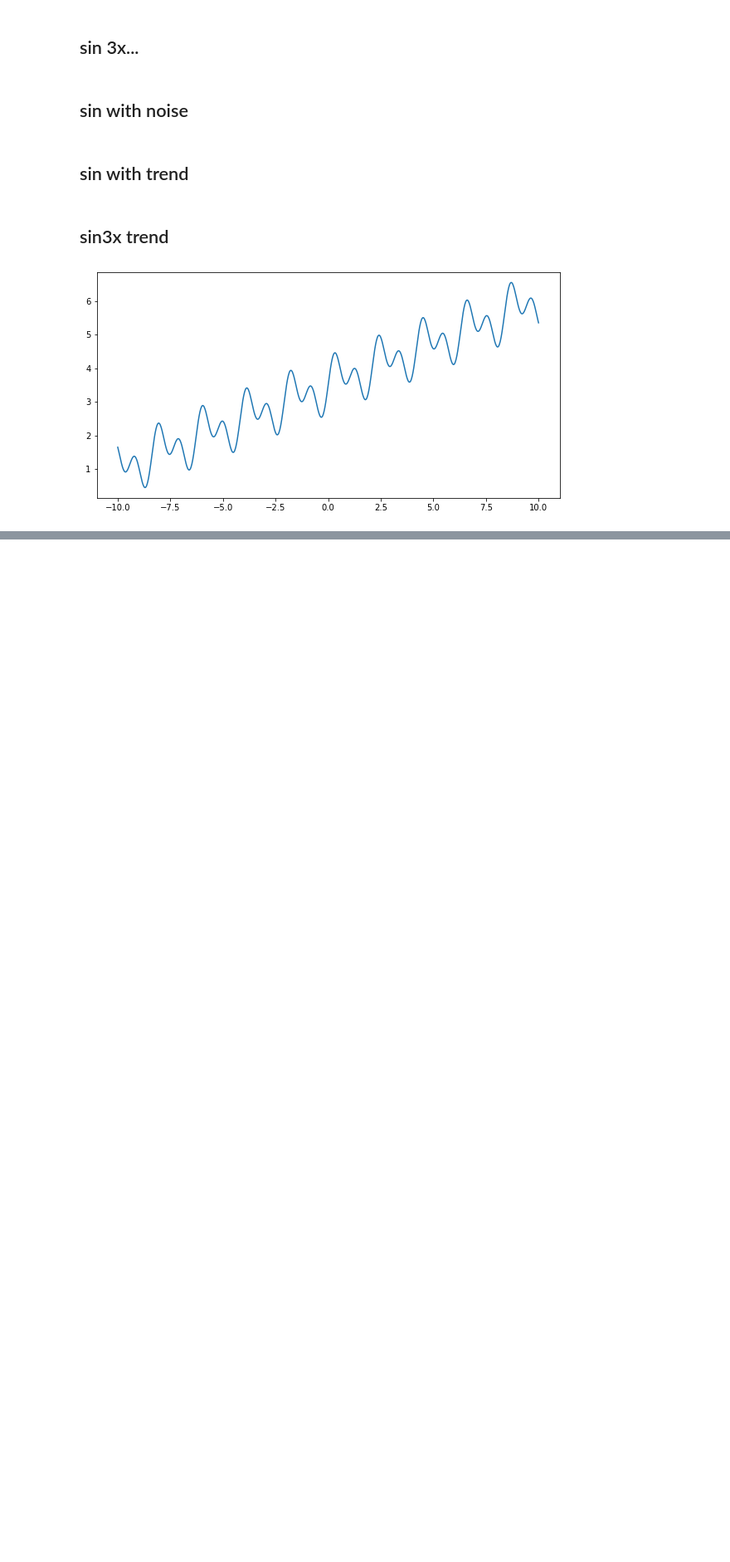
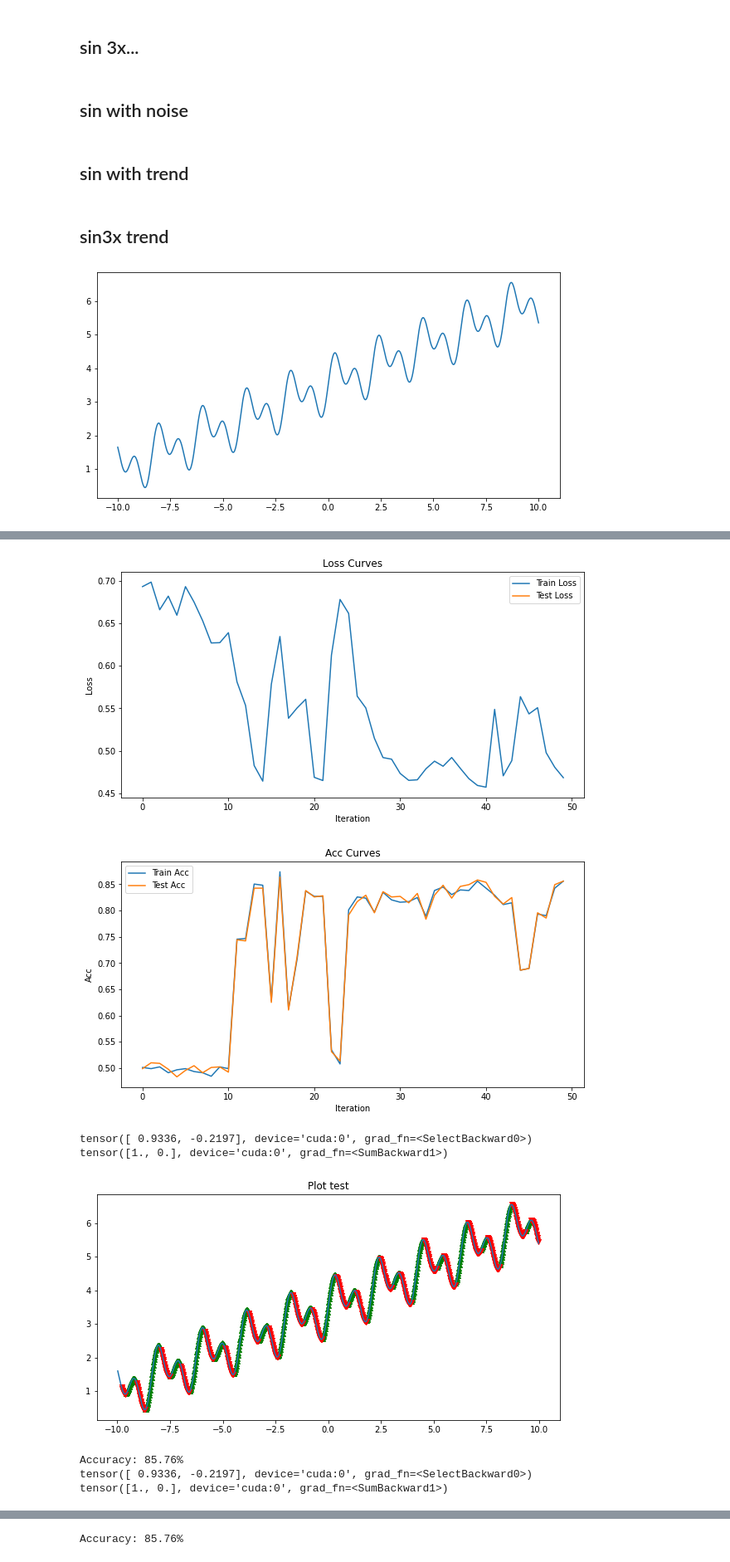
Before and after one commit to maximus3/airi_neuro_summer_2022, a Jupyter notebook: project/raai_project.ipynb, the cells around one changed output, grey strips where cells are left out. Shown: that part at 83% size. Drawn from its saved outputs; the diff is of its cells as text; code cells hidden in the pictures; blank space fills up the shorter version.

```diff
--- a/project/raai_project.ipynb
+++ b/project/raai_project.ipynb
@@ -437,0 +478,4 @@ net = Net(num_inputs=1).to(device)
+# %%
+net = model_getter('NetLSTM', num_inputs=window, num_hidden=16)
+learn(net, train_loader, test_loader, num_steps=50, num_epochs=50)
+# %% [output]
@@ -437,0 +484,8 @@ net = Net(num_inputs=1).to(device)
+[figure, added]
+[figure, added]
+tensor([ 0.9336, -0.2197], device='cuda:0', grad_fn=<SelectBackward0>)
+tensor([1., 0.], device='cuda:0', grad_fn=<SumBackward1>)
+[figure, added]
+Accuracy: 85.76%
+tensor([ 0.9336, -0.2197], device='cuda:0', grad_fn=<SelectBackward0>)
+tensor([1., 0.], device='cuda:0', grad_fn=<SumBackward1>)
@@ -437,0 +493 @@ net = Net(num_inputs=1).to(device)
+Accuracy: 85.76%
```
Also changed, not shown: parts of 40 cells of this notebook.
